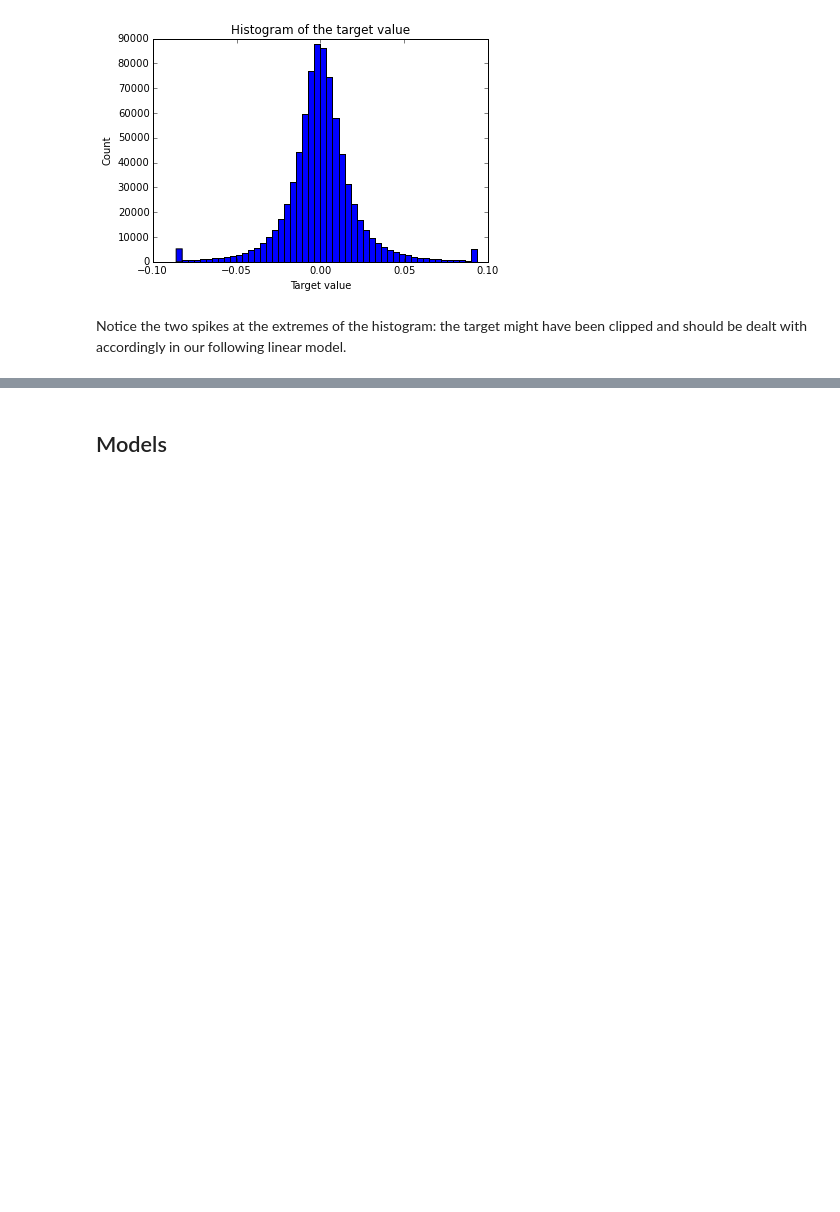
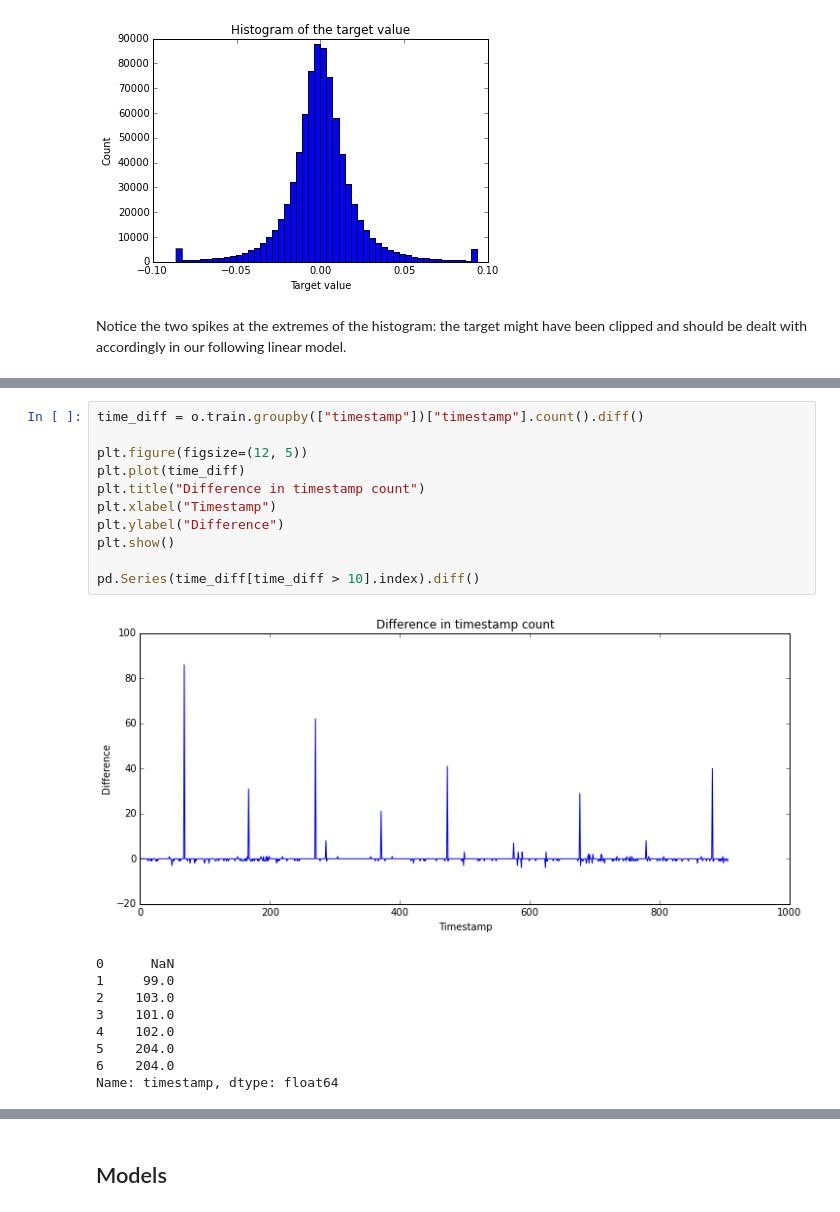
Before and after one commit to anthonyhu/twosigma-LETH-Al, a Jupyter notebook: Two Sigmas Challenge.ipynb, the cells around one changed output, grey strips where cells are left out. Cells and saved outputs as stored; diff of their text form; blank space fills up the shorter version.

```diff
--- a/Two Sigmas Challenge.ipynb
+++ b/Two Sigmas Challenge.ipynb
@@ -91,0 +105,21 @@ Notice the two spikes at the extremes of the histogram: the target might have be
+# %%
+time_diff = o.train.groupby(["timestamp"])["timestamp"].count().diff()
+
+plt.figure(figsize=(12, 5))
+plt.plot(time_diff)
+plt.title("Difference in timestamp count")
+plt.xlabel("Timestamp")
+plt.ylabel("Difference")
+plt.show()
+
+pd.Series(time_diff[time_diff > 10].index).diff()
+# %% [output]
+[figure, added]
+0      NaN
+1     99.0
+2    103.0
+3    101.0
+4    102.0
+5    204.0
+6    204.0
+Name: timestamp, dtype: float64
```
Also changed, not shown: parts of 15 cells of this notebook.
